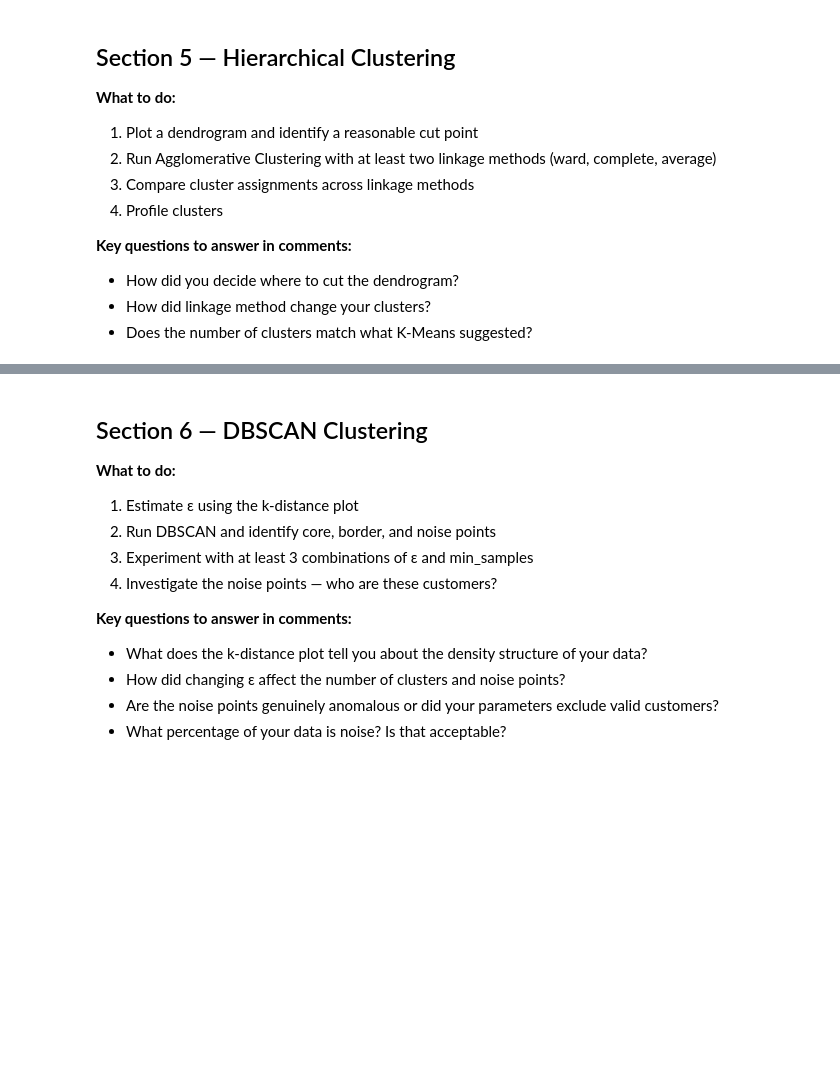
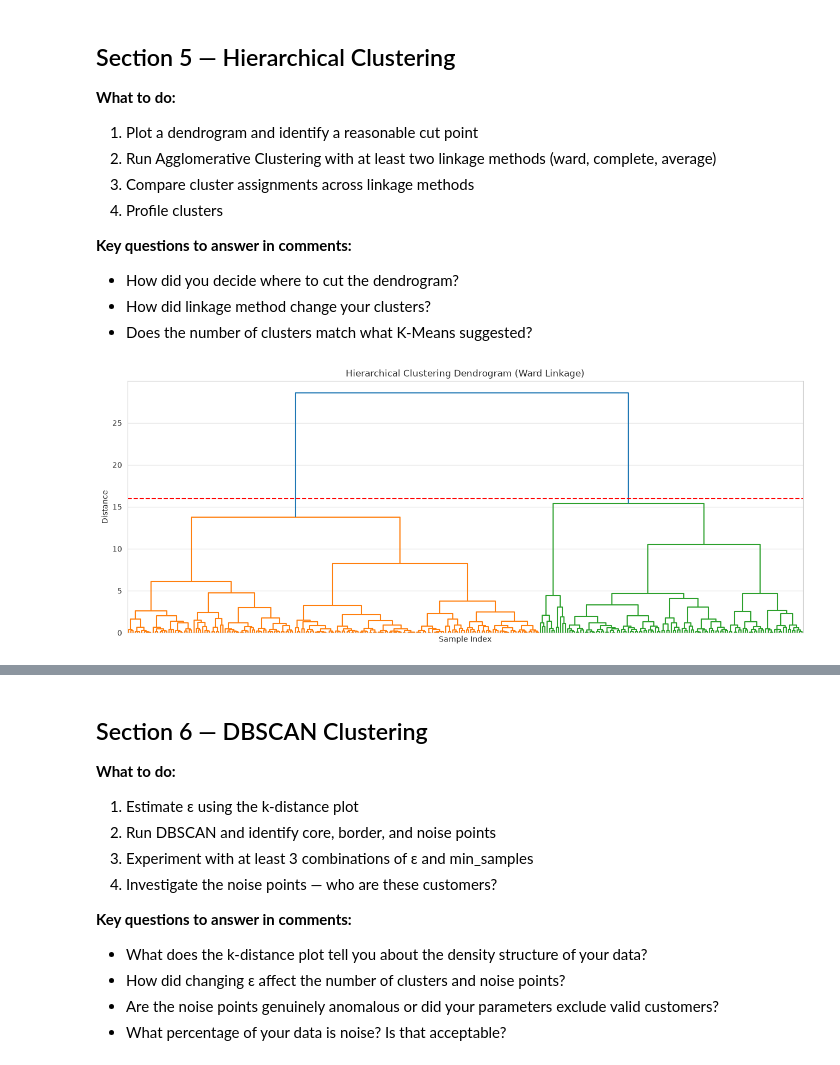
Before and after one commit to Sulav-Koirala/AI-Fellowship-Assignments, a Jupyter notebook: Week 7/Week_7_Clustering_Assignment.ipynb, the cells around one changed output, grey strips where cells are left out. Saved outputs shown, nothing was run; the diff lists cells and outputs as text; code cells hidden in the pictures; blank space fills up the shorter version.

```diff
--- a/Week 7/Week_7_Clustering_Assignment.ipynb
+++ b/Week 7/Week_7_Clustering_Assignment.ipynb
@@ -507,26 +507,40 @@ Clearly shows, recency is the strongest separater as clusters are cleanly split.
 - Does the number of clusters match what K-Means suggested?
 # %%
 # ── Step 1: Plot Dendrogram ──────────────────────────────────────────────────
-# Use a sample of your data for the dendrogram (full data will be too slow)
-# Justify your sample size in a comment
+# Justification: Hierarchical clustering requires computing O(N^2) distance matrix.
+# sampling 300 data points provides a clear visual tree architecture without causing system out of memory errors.
 
-SAMPLE_SIZE = 300  # adjust if needed
+SAMPLE_SIZE = 300
+np.random.seed(42)
 sample_idx = np.random.choice(len(X_scaled), SAMPLE_SIZE, replace=False)
 X_sample = X_scaled[sample_idx]
 
-# Compute linkage matrix — try 'ward' first
-# YOUR CODE HERE
+# Compute linkage matrix using Ward
+linkage_matrix = linkage(X_sample, method='ward')
 
 # Plot dendrogram
 plt.figure(figsize=(16, 6))
-# YOUR CODE HERE
+dendrogram(linkage_matrix, no_labels=True, color_threshold=16)
 plt.title('Hierarchical Clustering Dendrogram (Ward Linkage)')
 plt.xlabel('Sample Index')
 plt.ylabel('Distance')
+plt.axhline(y=16, color='red', linestyle='--', label='Cut Threshold Line')
 plt.show()
 
 # YOUR OBSERVATION HERE (as a comment):
+
 # Where did you cut the dendrogram? Why?
+# Cut at y=16 (inside the biggest gap: 15.37 to 28.56)
+
 # How many clusters does this suggest?
+# Red line crosses 2 vertical lines → 2 clusters
+
+# Does this match K-Means? No.
+# K-Means suggested k=4, dendrogram suggests 2.
+
+# Resolution: We choose k=4 for business interpretability,
+# 2 clusters is too broad for meaningful customer segmentation.
+# %% [output]
+[figure, added]
 # %%
 # ── Step 2: Fit Agglomerative Clustering ─────────────────────────────────────
```
Also changed, not shown: parts of 3 cells of this notebook.
